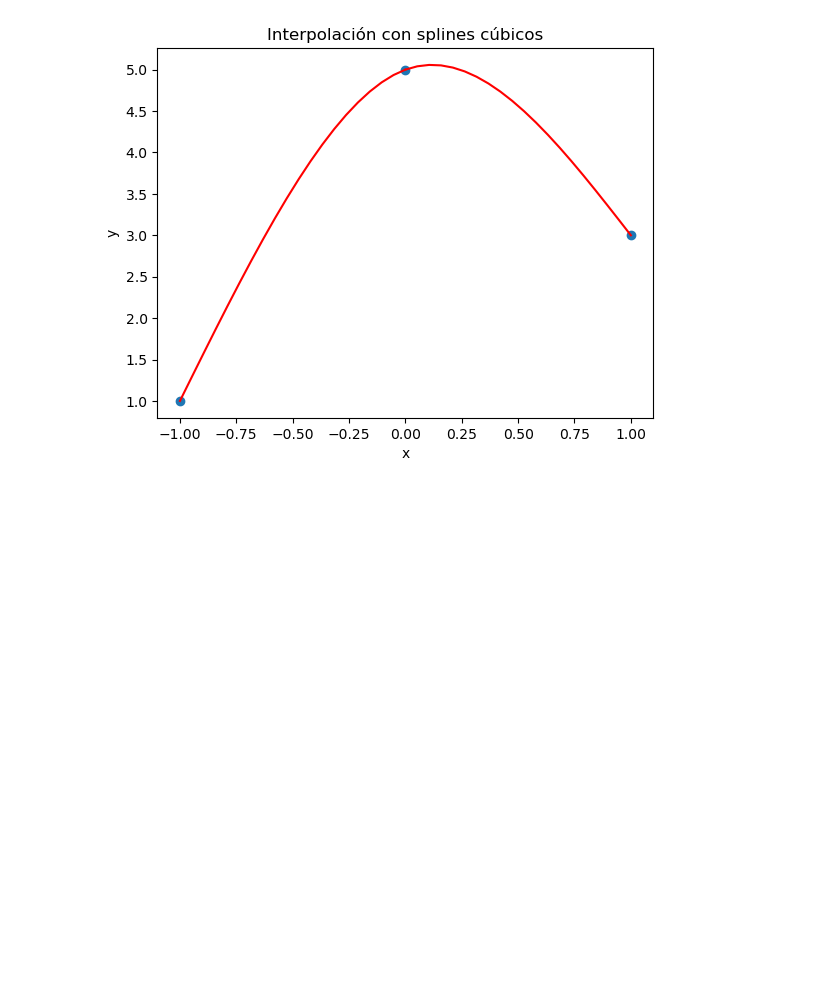
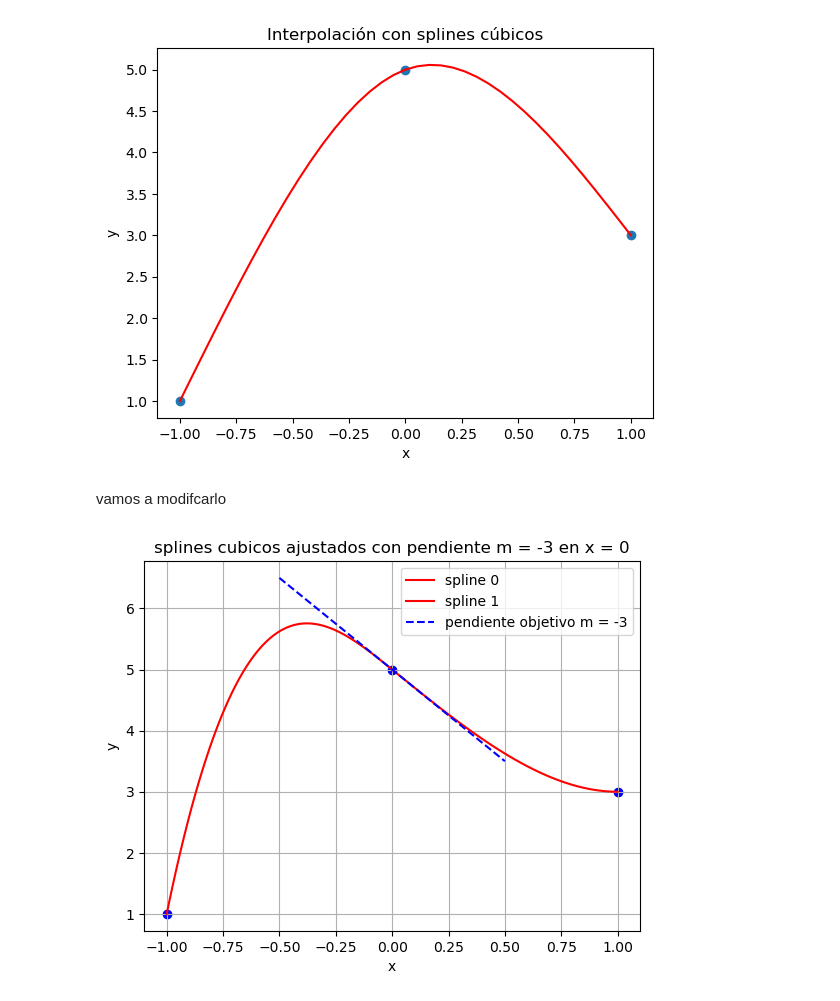
Before and after one commit to JASL22/Secante_examen, a Jupyter notebook: splies_examen.ipynb, the cells around one changed output. Saved outputs shown, nothing was run; the diff lists cells and outputs as text; code cells hidden in the pictures; blank space fills up the shorter version.

```diff
--- a/splies_examen.ipynb
+++ b/splies_examen.ipynb
@@ -31,3 +31,38 @@ plt.title("Interpolación con splines cúbicos")
 plt.show()
 # %% [output]
 [figure]
+# %% [markdown]
+vamos a modifcarlo
+# %%
+import matplotlib.pyplot as plt
+import numpy as np
+puntos_x = [-1, 0, 1]
+puntos_y = [1, 5, 3]
+pendiente_objetivo = -3
+parametro_libre = 1
+coeficientes_splines = [
+    {"a": 1, "b": 19 - parametro_libre, "c": 2 * parametro_libre - 23, "d": 8 - parametro_libre},
+    {"a": 5, "b": -3, "c": 1 - parametro_libre, "d": parametro_libre},
+]
+def spline_cubico(x, x_inicial, coef):
+    a = coef["a"]
+    b = coef["b"]
+    c = coef["c"]
+    d = coef["d"]
+    return a + b * (x - x_inicial) + c * (x - x_inicial) ** 2 + d * (x - x_inicial) ** 3
+for indice, x_inicio in enumerate(puntos_x[:-1]):
+    x_vals = np.linspace(x_inicio, puntos_x[indice + 1], 100)
+    y_vals = spline_cubico(x_vals, x_inicio, coeficientes_splines[indice])
+    plt.plot(x_vals, y_vals, color="red", label=f"spline {indice}")
+plt.scatter(puntos_x, puntos_y, color="blue")
+x_linea = np.linspace(-0.5, 0.5, 10)
+y_linea = pendiente_objetivo * x_linea + puntos_y[1]
+plt.plot(x_linea, y_linea, '--', label='pendiente objetivo m = -3', color="blue")
+plt.xlabel("x")
+plt.ylabel("y")
+plt.title("splines cubicos ajustados con pendiente m = -3 en x = 0")
+plt.legend()
+plt.grid(True)
+plt.show()
+# %% [output]
+[figure, added]
```
